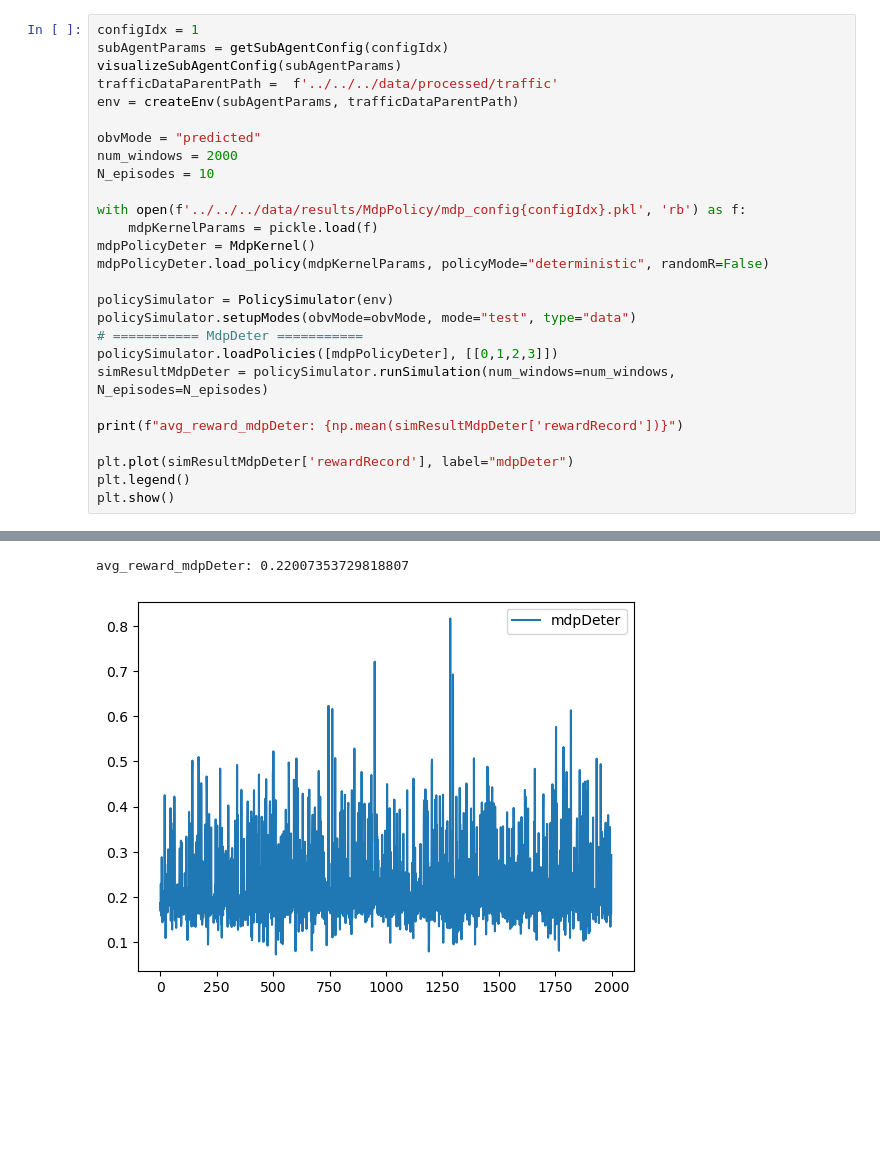
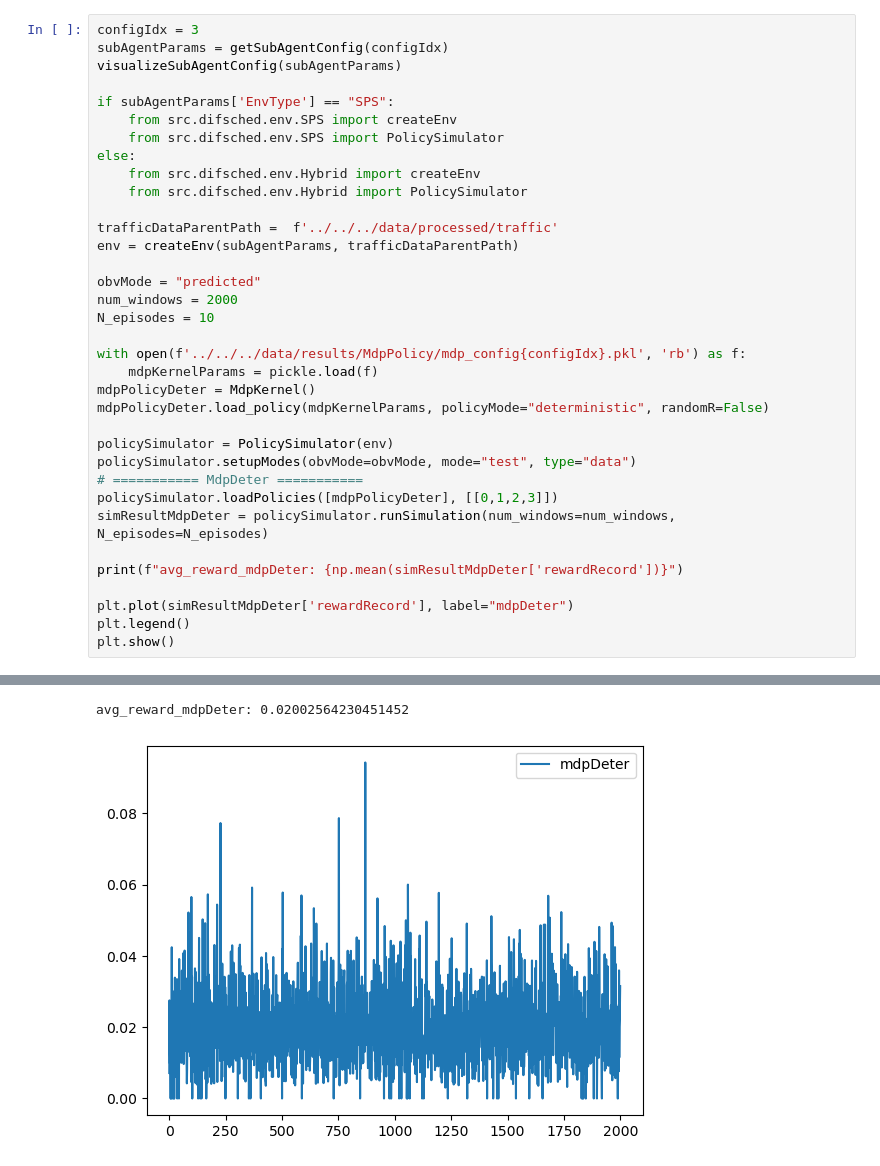
Before and after one commit to evanyeh5118/diffusionQL_resource_schduling, a Jupyter notebook: src/notebooks/01_offlinedata_pipeline/main_mdp_evaluate_agent.ipynb, the cells around one changed output, grey strips where cells are left out. Drawn from its saved outputs; the diff is of its cells as text; blank space fills up the shorter version.

Commit message:
add env.hybrid

```diff
--- a/src/notebooks/01_offlinedata_pipeline/main_mdp_evaluate_agent.ipynb
+++ b/src/notebooks/01_offlinedata_pipeline/main_mdp_evaluate_agent.ipynb
@@ -16,7 +15,15 @@ from src.difsched.agents.Others import PolicyDemoAdaptiveAlpha
 # %%
-configIdx = 1
+configIdx = 3
 subAgentParams = getSubAgentConfig(configIdx)
 visualizeSubAgentConfig(subAgentParams)
+
+if subAgentParams['EnvType'] == "SPS":
+    from src.difsched.env.SPS import createEnv
+    from src.difsched.env.SPS import PolicySimulator
+else:
+    from src.difsched.env.Hybrid import createEnv
+    from src.difsched.env.Hybrid import PolicySimulator
+
 trafficDataParentPath =  f'../../../data/processed/traffic'
 env = createEnv(subAgentParams, trafficDataParentPath)
 
@@ -57,3 +66,3 @@ Random Seed:            999
 ==================================================
-avg_reward_mdpDeter: 0.22007353729818807
+avg_reward_mdpDeter: 0.02002564230451452
-[figure, old version]
+[figure, new version]
```
Also changed, not shown: parts of 3 cells of this notebook, 7 other files.
